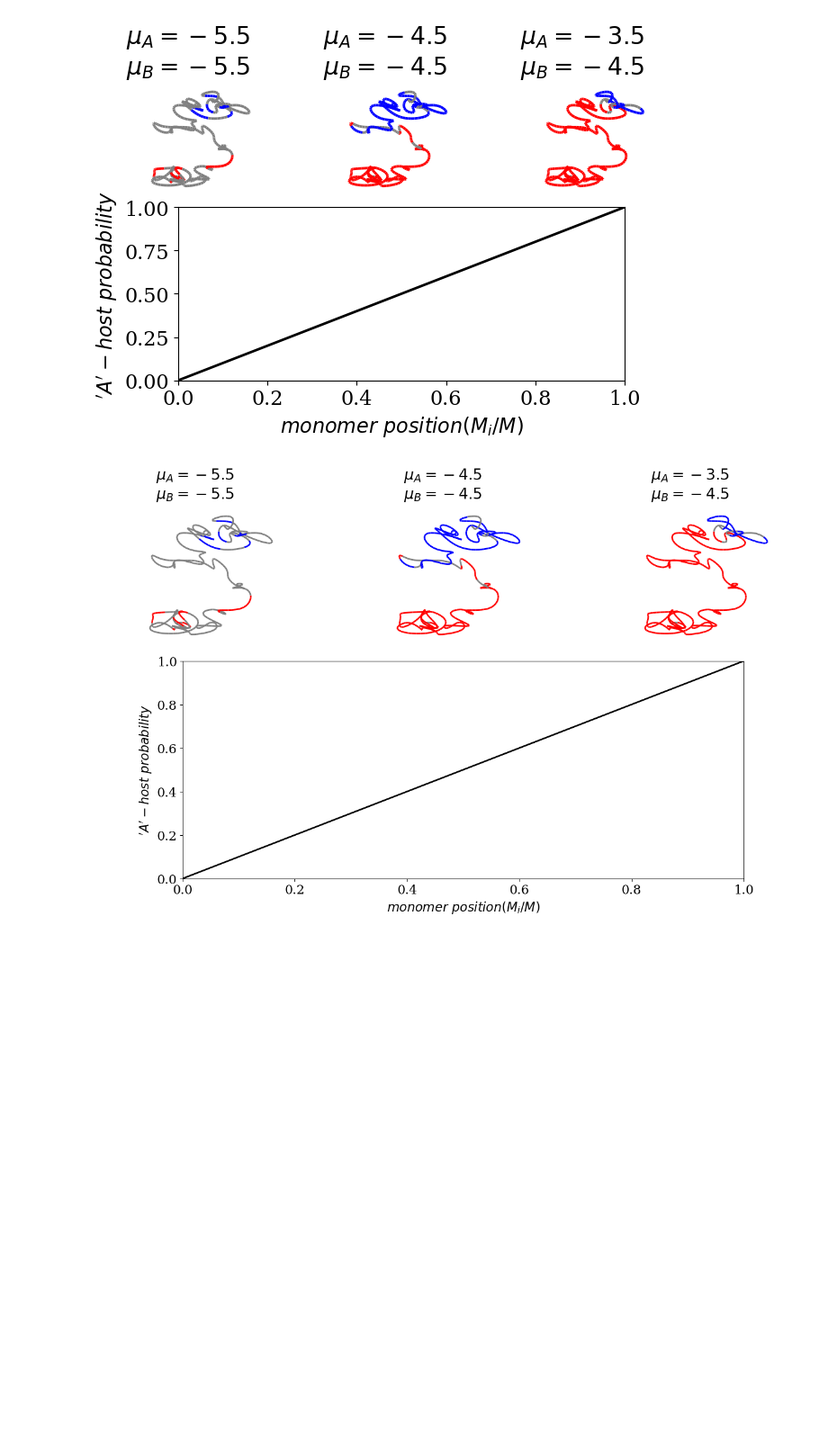
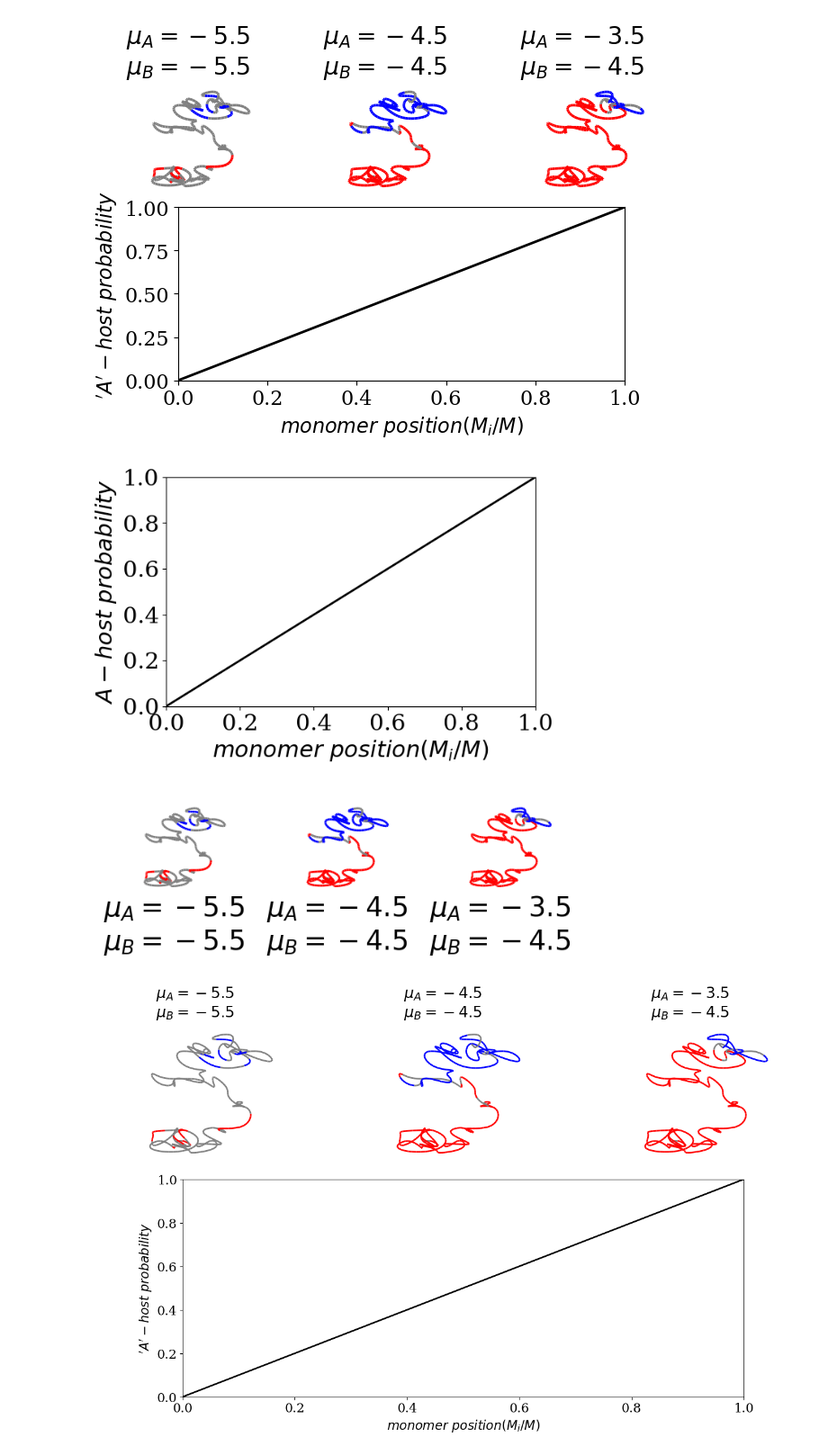
Before and after one commit to tmhabte/wlcsim_membrane, a Jupyter notebook: binder_diblock/alt_bindaff_paper_figs.ipynb, the cells around one changed output. Shown at 90% size. Saved outputs shown, nothing was run; the diff lists cells and outputs as text; code cells hidden in the pictures; blank space fills up the shorter version.

Commit message:
update schematic 2

```diff
--- a/binder_diblock/alt_bindaff_paper_figs.ipynb
+++ b/binder_diblock/alt_bindaff_paper_figs.ipynb
@@ -996,6 +997,87 @@ plt.savefig('schematic2_alt.pdf', format='pdf')
 plt.show()
 # %% [output]
 [figure]
+# %%
+from scipy.interpolate import splprep, splev
+import numpy as np
+import matplotlib.pyplot as plt
+from mpl_toolkits.mplot3d.art3d import Line3DCollection
+from scipy.interpolate import interp1d
+import matplotlib.gridspec as gridspec
+
+def plot_colored_curve(ax, points, identities, title):
+    tck, u = splprep([points[:, 0], points[:, 1], points[:, 2]], s=2)
+    u_fine = np.linspace(0, 1, 500)
+    x_smooth, y_smooth, z_smooth = splev(u_fine, tck)
+
+    identity_interp = interp1d(u, identities, kind='nearest', bounds_error=False, fill_value='extrapolate')
+    identities_fine = identity_interp(u_fine)
+
+    color_map = {0: 'grey', 1: 'blue', 2: 'red'} # original, correct
+    # color_map = {0: 'grey', 1: 'red', 2: 'blue'} # for biophysics pres
+    points_smooth = np.array([x_smooth, y_smooth, z_smooth]).T
+    segments = np.array([points_smooth[:-1], points_smooth[1:]]).transpose(1, 0, 2)
+
+    colors = [color_map.get(val, 'black') for val in identities_fine[:-1]]
+    lc = Line3DCollection(segments, colors=colors, linewidth=2)
+    ax.add_collection(lc)
+
+    ax.set_xlim(points[:, 0].min(), points[:, 0].max())
+    ax.set_ylim(points[:, 1].min(), points[:, 1].max())
+    ax.set_zlim(points[:, 2].min(), points[:, 2].max())
+    ax.grid(False)
+    ax.set_axis_off()
+    ax.set_title(title, y=-0.3)
+
+# Example: your data
+points = poly  # shape (N, 3)
+identity_1 = identity_295_3
+identity_2 = identity_33
+identity_3 = identity_44
+
+fig = plt.figure(figsize=(8, 8))
+# fig = plt.figure(figsize=(16, 10))
+
+font = {'family' : 'serif', 'weight':'normal', 'size': 22}
+plt.rc('font', **font)
+
+# Setup GridSpec: 2 rows, 3 columns
+gs = gridspec.GridSpec(2, 3, height_ratios=[5, 5], hspace=.0)  # Top row taller
+# gs = gridspec.GridSpec(2, 3, height_ratios=[5, 15], hspace=.0)  # Top row taller
+
+# Top 3 plots
+ax1 = fig.add_subplot(gs[1, 0], projection='3d')
+plot_colored_curve(ax1, points, identity_44, r"$\mu_A = -5.5$" +"\n" + "$\mu_B = -5.5$")
+
+ax2 = fig.add_subplot(gs[1, 1], projection='3d')
+plot_colored_curve(ax2, points, identity_33,  r"$\mu_A = -4.5$" +"\n" + "$\mu_B = -4.5$")#) r"$\mu = [-3.25, -3.25]$")
+
+ax3 = fig.add_subplot(gs[1, 2], projection='3d')
+plot_colored_curve(ax3, points, identity_295_3,  r"$\mu_A = -3.5$" +"\n" + "$\mu_B = -4.5$")#r"$\mu = [-2.95, -3.25]$")
+
+# Bottom plot: span all 3 columns
+ax_bottom = fig.add_subplot(gs[0, :])  # ":" means span all columns
+
+# Plot linear profile from (0,0) to (1,1)
+ax_bottom.plot([0, 1], [0, 1], color='black', linewidth=2)
+pos = ax_bottom.get_position()  # Get current position
+ax_bottom.set_position([pos.x0 + 0.1, pos.y0+0.05, pos.width *0.8, pos.height])
+# ax_bottom.set_position([pos.x0 + 0.1, pos.y0-0.1, pos.width *0.8, pos.height])
+
+# Make the bottom plot rectangular and clean
+ax_bottom.set_xlim(0, 1)
+ax_bottom.set_ylim(0, 1)
+ax_bottom.set_xlabel(r"$monomer \  position (M_i / M)$")
+ax_bottom.set_ylabel(r"$ A-host \ probability$")
+ax_bottom.grid(False)
+
+plt.savefig('schematic2_alt_final.eps', format='eps')
+plt.savefig('schematic2_alt_final.svg', format='svg')
+plt.savefig('schematic2_alt_final.pdf', format='pdf')
+
+plt.show()
+# %% [output]
+[figure, added]
 # %%
 # from scipy.interpolate import splprep, splev
 # import numpy as np
```
Also changed, not shown: parts of 1 cell of this notebook.
